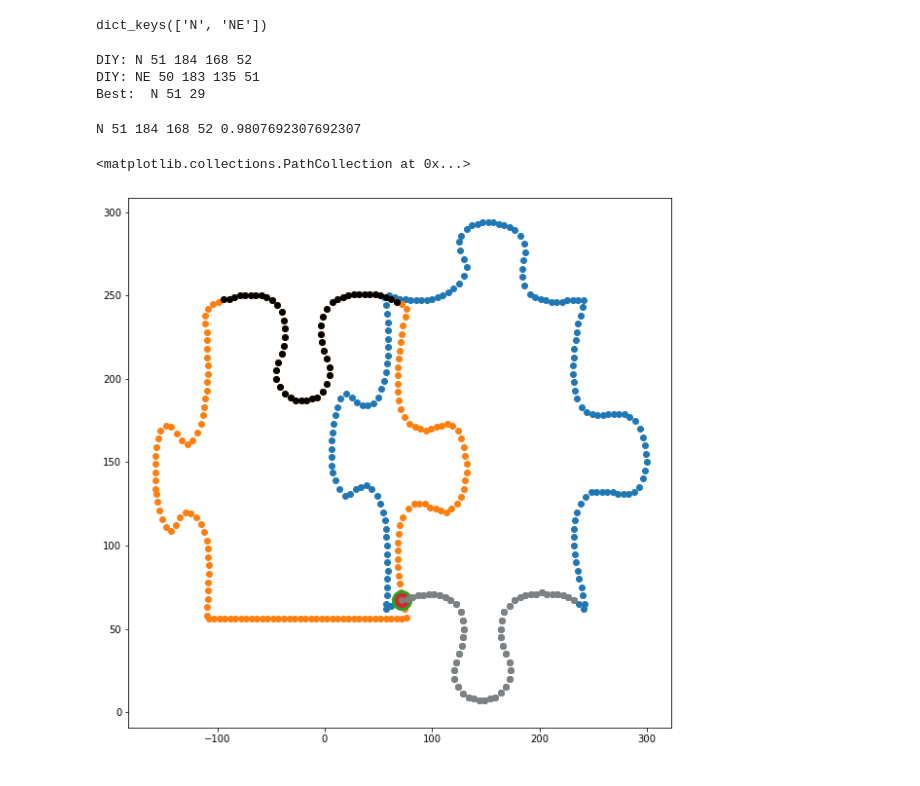
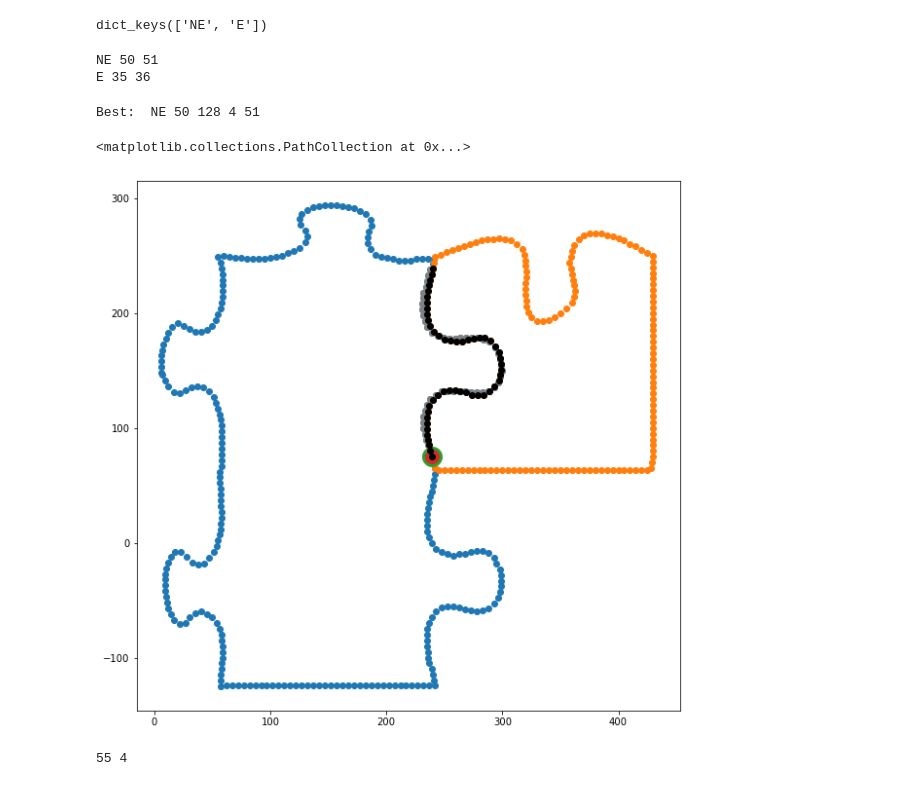
Before and after one commit to KirkDCO/JigSolve, a Jupyter notebook: general_design/3x3_generalization.ipynb, the cells around one changed output. Cells and saved outputs as stored; diff of their text form; code cells hidden in the pictures.

Commit message:
Debug point calculations

```diff
--- a/general_design/3x3_generalization.ipynb
+++ b/general_design/3x3_generalization.ipynb
@@ -10,7 +10,7 @@ from AlignerTools import *
 target_pieces = {}
 tried_pieces = {}
 
-for p in ['C','N','NE']: #,'E','SE','S','SW','W','NW']:
+for p in ['C','N','NE','E']:#,'SE','S','SW','W','NW']:
     target_pieces[p] = PuzzlePiece('3x3_pieces/' + p + '_border.csv', border_sampling_rate=.2)
 # %%
 # get the first piece
@@ -22,7 +22,7 @@ tried_pieces['C'] = copy.deepcopy(query) # keep a copy in case we need to go bac
 ##############################
 print(target_pieces.keys())
 # %% [output]
-dict_keys(['N', 'NE'])
+dict_keys(['NE', 'E'])
 # %%
 # find the closest match in the other pieces
 mx_score = 0
@@ -101,13 +101,11 @@ for i,p in enumerate(target_pieces):
             break
     diy_length += 1
 
-    print('DIY:', p, diy_mx, diy_mx_Q, diy_mx_T, diy_length)
-
     # adjust for possible circular overlap
-    if diy_mx_Q >= len(query.border_sample_ext):
-        diy_mx_Q = diy_mx_Q - len(query.border_sample_ext)
-    if diy_mx_T >= len(target.border_sample_ext):
-        diy_mx_T = diy_mx_T - len(target.border_sample_ext)
+    if diy_mx_Q >= len(query.border_sample):
+        diy_mx_Q = diy_mx_Q - len(query.border_sample)
+    if diy_mx_T >= len(target.border_sample):
+        diy_mx_T = diy_mx_T - len(target.border_sample)
 
     alignments[p] = { 'SuffTable': DIYSuffTable,
                       'mx_score': diy_mx,
@@ -120,11 +118,10 @@ for i,p in enumerate(target_pieces):
         mx_score = diy_mx
         mx_piece = p
 
-print('Best: ', mx_piece, mx_score, length)
+    print(p, diy_mx, diy_length)
 # %% [output]
-DIY: N 51 184 168 52
-DIY: NE 50 183 135 51
-Best:  N 51 29
+NE 50 51
+E 35 36
 # %%
 mx_piece_rev = { i:target_pieces[mx_piece].border_sample[i]
                     for i in list(target_pieces[mx_piece].border_sample.keys())[::-1] }
@@ -137,42 +134,60 @@ mx_T = mx_alignment['mx_T']
 length = mx_alignment['length']
 cutoff = mx_alignment['cutoff']
 
-print(mx_piece, mx, mx_Q, mx_T, length, mx/length)
 target = target_pieces.pop(mx_piece)
+print('Best: ', mx_piece, mx, mx_Q, mx_T, length)
 # %% [output]
-N 51 184 168 52 0.9807692307692307
+Best:  NE 50 128 4 51
 # %%
 #find the best matched point - this is the end of the best match window
-Q_pt = query.border_sample_ext[list(query.border_sample_ext.keys())[mx_Q-1]]
-T_pt = target.border_sample_ext[list(target.border_sample_ext.keys())[::-1][mx_T-1]]
+Q_pt = query.border_sample[list(query.border_sample.keys())[mx_Q-1]]
+T_pt = target.border_sample[list(target.border_sample.keys())[::-1][mx_T-1]]
 
-# find x,y shift to align pieces
+# find x,y shift to align pieces based on that one point
 T_xshift = T_pt['x'] - Q_pt['x']
 T_yshift = T_pt['y'] - Q_pt['y']
 
 plt.figure(figsize = [10,10])
 plt.scatter( [query.border_sample[k]['x'] for k,v in query.border_sample.items() ],
              [query.border_sample[k]['y'] for k,v in query.border_sample.items() ])
 plt.scatter( [target.border_sample[k]['x'] - T_xshift for k,v in target.border_sample.items() ],
              [target.border_sample[k]['y'] - T_yshift for k,v in target.border_sample.items() ])
 
 # show best matched points - second will overplot first due to alignment
 plt.scatter( Q_pt['x'], Q_pt['y'], s=400)
 plt.scatter( T_pt['x'] - T_xshift, T_pt['y'] - T_yshift, s=196 )
 
 # show similarity window
 # the black and white points repsent the points in the positive scoring diagonal
 # of the suffix table starting at the maximum scoring point
 # these points are the best locally aligned points
-Q_window = [query.border_sample[p] for p in list(query.border_sample.keys())[ max((mx_Q-length),0):(mx_Q)] ]
+
+Q_window_pts = [q for q in range(mx_Q-length, mx_Q)]
+for i,v in enumerate(Q_window_pts):
+    if v < 0:
+        Q_window_pts[i] += len(query.border_sample)
+    elif v >=len(query.border_sample):
+        Q_window_pts[i] -= len(query.border_sample)
+Q_window = [query.border_sample[q] for q in [list(query.border_sample.keys())[i] for i in Q_window_pts]]
 plt.scatter( [p['x'] for p in Q_window],
              [p['y'] for p in Q_window], c = 'grey' )
-T_window = [target.border_sample[p] for p in list(target.border_sample.keys())[::-1][(mx_T-length):(mx_T)] ]
+
+T_window_pts = [t for t in range(mx_T-length, mx_T)]
+for i,v in enumerate(T_window_pts):
+    if v < 0:
+        T_window_pts[i] += len(target.border_sample)
+    elif v >=len(target.border_sample):
+        T_window_pts[i] -= len(target.border_sample)
+T_window = [target.border_sample[t] for t in [list(target.border_sample.keys())[::-1][i] for i in T_window_pts]]
 plt.scatter( [p['x'] - T_xshift for p in T_window],
              [p['y'] - T_yshift for p in T_window], c = 'black' )
 # %% [output]
 <matplotlib.collections.PathCollection at 0x...>
-[figure, old version]
+[figure, new version]
+# %%
+print(mx_T+length, mx_T)
+# %% [output]
+55 4
 # %%
 # combine the pieces into one piece
 Q_window_pts = [q for q in range(mx_Q-length, mx_Q)]
```
Also changed, not shown: parts of 1 cell of this notebook, 2 other files.
